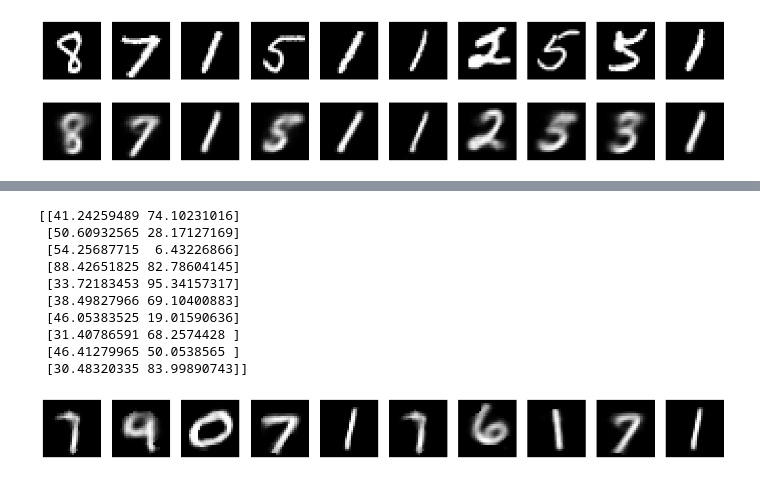
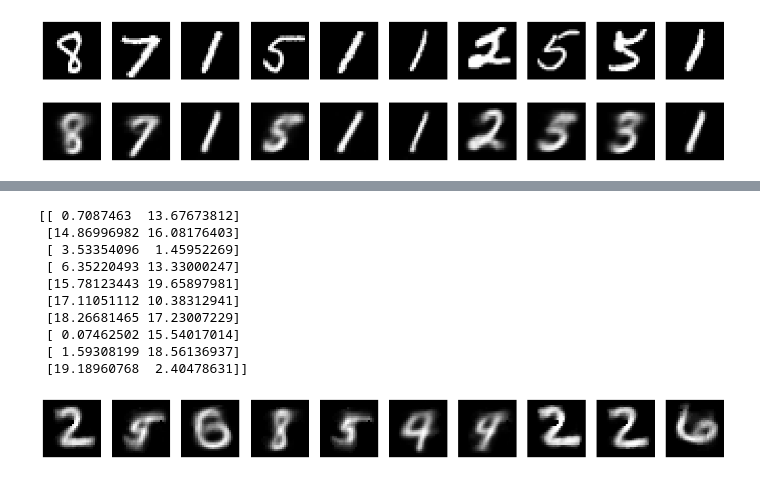
Before and after one commit to hsywhu/Variational-AutoEncoder, a Jupyter notebook: Assignment Four.ipynb, the cells around one changed output, grey strips where cells are left out. Saved outputs shown, nothing was run; the diff lists cells and outputs as text; code cells hidden in the pictures.

```diff
--- a/Assignment Four.ipynb
+++ b/Assignment Four.ipynb
@@ -412,29 +425,29 @@ _________________________________________________________________
 # %%
 img_num = 10
 plt.figure(figsize=(18, 4))
 plt.gray()
 
 # randomly generate some numbers as the input of decoder
-generated_input = (np.random.rand(img_num, 2, )) * 100
+generated_input = (np.random.rand(img_num, 2, )) * 20
 print(generated_input)
 generated_imgs = decoder_fc.predict(generated_input)
 
 for i in range(img_num):
     img_decoded = generated_imgs[i]
     ax = plt.subplot(1, img_num, i+1)
     plt.imshow(img_decoded.reshape(28, 28))
     ax.axis('off')
 plt.show()
 # %% [output]
-[[41.24259489 74.10231016]
- [50.60932565 28.17127169]
- [54.25687715  6.43226866]
- [88.42651825 82.78604145]
- [33.72183453 95.34157317]
- [38.49827966 69.10400883]
- [46.05383525 19.01590636]
- [31.40786591 68.2574428 ]
- [46.41279965 50.0538565 ]
- [30.48320335 83.99890743]]
+[[ 0.7087463  13.67673812]
+ [14.86996982 16.08176403]
+ [ 3.53354096  1.45952269]
+ [ 6.35220493 13.33000247]
+ [15.78123443 19.65897981]
+ [17.11051112 10.38312941]
+ [18.26681465 17.23007229]
+ [ 0.07462502 15.54017014]
+ [ 1.59308199 18.56136937]
+ [19.18960768  2.40478631]]
-[figure, old version]
+[figure, new version]
 # %%
```
Also changed, not shown: parts of 26 cells of this notebook, 2 other files.
